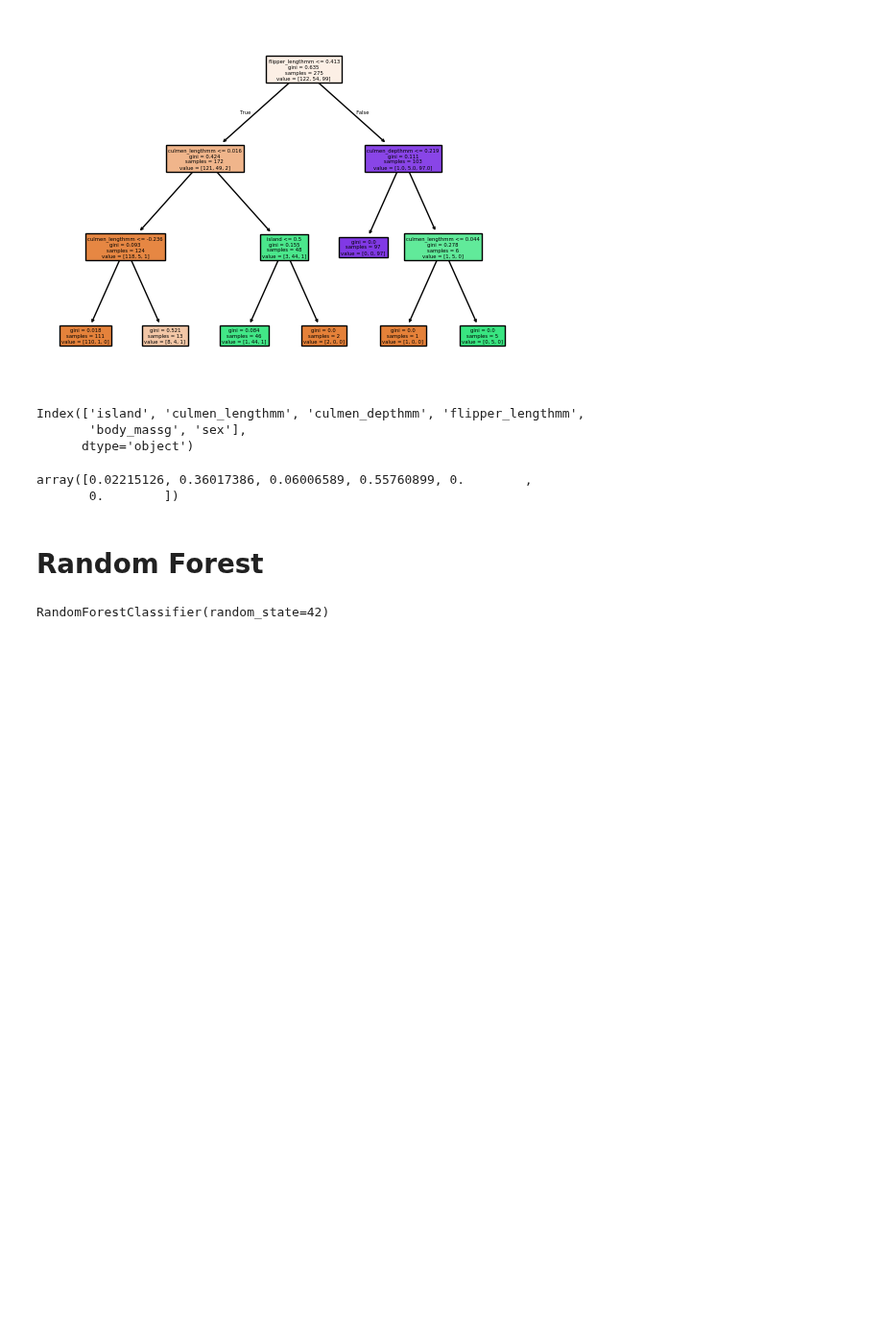
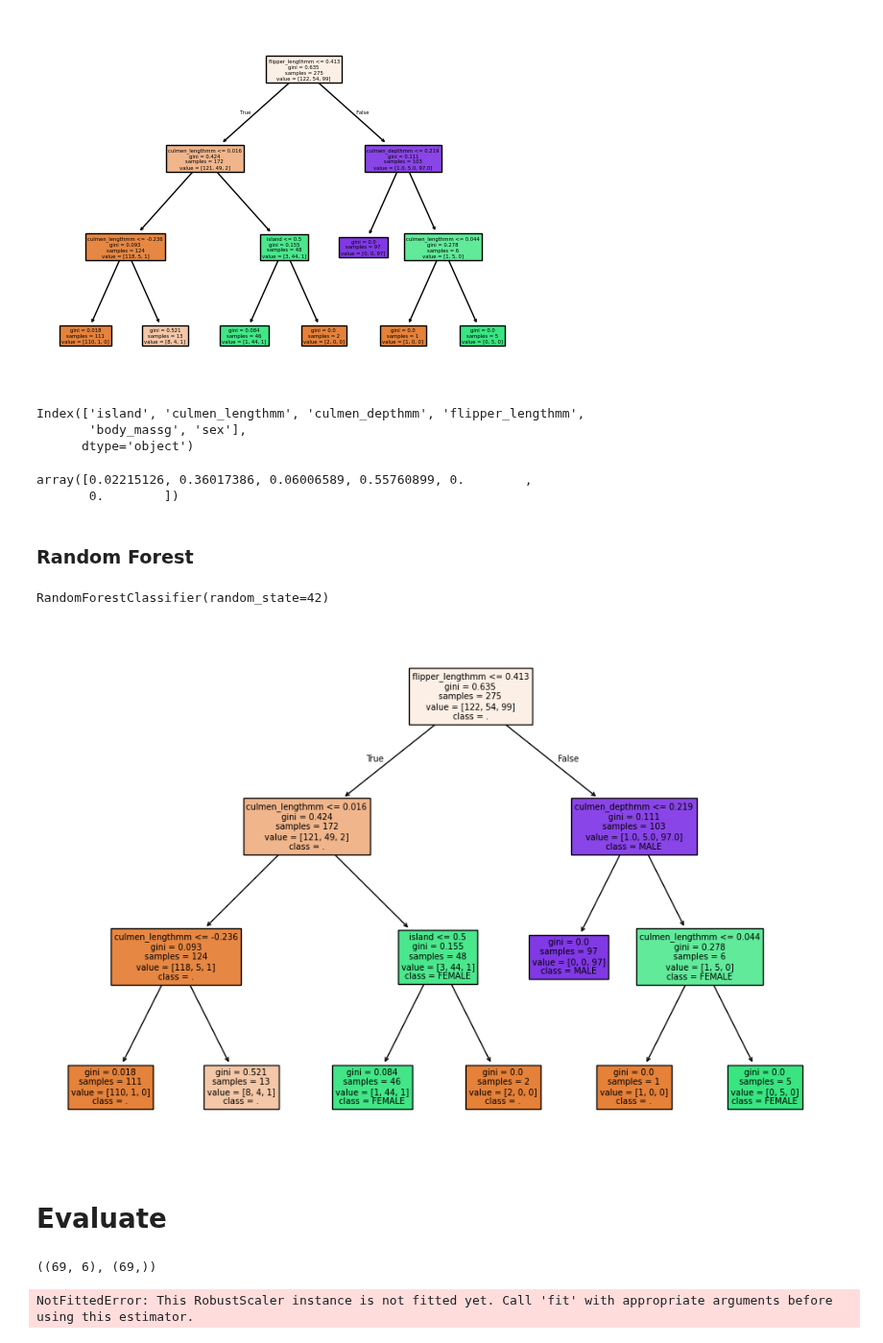
Before and after one commit to 20161609/AI-Tech-Learning, a Jupyter notebook: 08_multi_tree_penguins.ipynb, the cells around one changed output. Shown at 96% size. Drawn from its saved outputs; the diff is of its cells as text; code cells hidden in the pictures; blank space fills up the shorter version.

Commit message:
08_multi_tree_penguins - Try to add code for estimating perfomance.

```diff
--- a/08_multi_tree_penguins.ipynb
+++ b/08_multi_tree_penguins.ipynb
@@ -205,9 +208,3 @@ X_train.head()
 | 118 | 2 | 35.7 | 17.0 | 189.0 | 3350.0 | 1 |
 | 303 | 0 | 50.0 | 15.9 | 224.0 | 5350.0 | 2 |
 | 343 | 0 | 49.9 | 16.1 | 213.0 | 5400.0 | 2 |
-# %%
-from sklearn.preprocessing import LabelEncoder
-
-le = LabelEncoder()
-y_train_e = le.fit_transform(y_train)
-y_train_e
@@ -257,7 +242,7 @@ print(type(X_train_s), type(y_train_e))
 from sklearn.tree import DecisionTreeClassifier
 
 clf = DecisionTreeClassifier(random_state=42, max_depth=3)
-clf.fit(X_train_s, y_train_e)
+clf.fit(X_train_s, y_train)
 # %% [output]
 DecisionTreeClassifier(max_depth=3, random_state=42)
 # %%
@@ -279,7 +264,7 @@ clf.feature_importances_
 array([0.02215126, 0.36017386, 0.06006589, 0.55760899, 0.        ,
        0.        ])
 # %% [markdown]
-# Random Forest
+### Random Forest
 # %%
 from sklearn.ensemble import RandomForestClassifier
 
@@ -288,2 +273,25 @@ clf_r.fit(X_train_s, y_train_e)
 # %% [output]
 RandomForestClassifier(random_state=42)
+# %%
+# Plot decision tree
+plt.figure(figsize=(12, 8))
+plot_tree(clf, filled=True, feature_names=X_train.columns, class_names=le.classes_)
+plt.show()
+# %% [output]
+[figure, added]
+# %% [markdown]
+# Evaluate
+# %%
+X_test = test.drop('species', axis=1)
+y_test = test['species']
+
+X_test.shape, y_test.shape
+# %% [output]
+((69, 6), (69,))
+# %%
+rs = RobustScaler()
+X_test_s = rs.transform(X_test)
+
+X_test_s.shape
+# %% [output]
+NotFittedError: This RobustScaler instance is not fitted yet. Call 'fit' with appropriate arguments before using this estimator.
```
Also changed, not shown: parts of 9 cells of this notebook.
